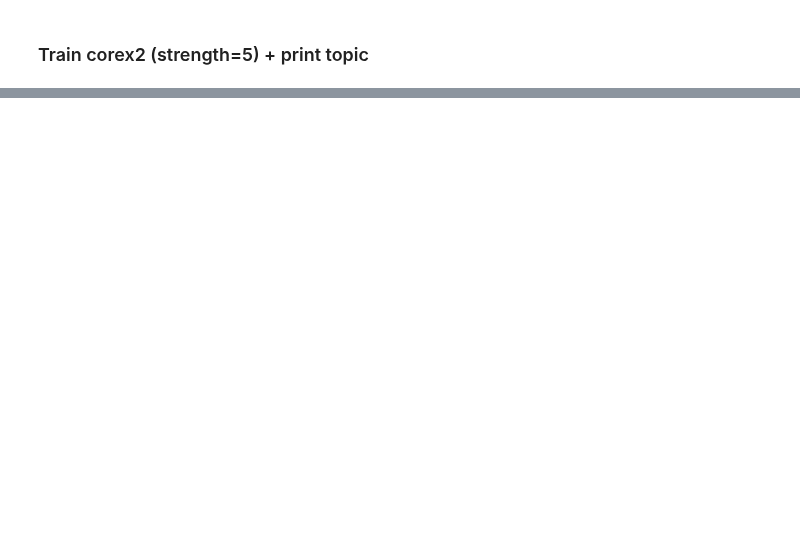
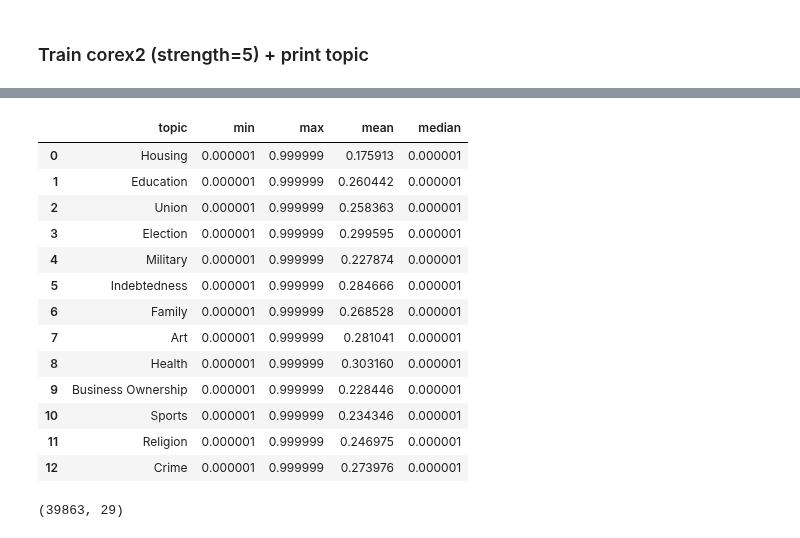
Before and after one commit to laurauguc/working_class_media_analysis, a Jupyter notebook: analysis/2.topic_analaysis/Corex_Guided Topic Modeling.ipynb, the cells around one changed output, grey strips where cells are left out. Cells and saved outputs as stored; diff of their text form; code cells hidden in the pictures; blank space fills up the shorter version.

```diff
--- a/analysis/2.topic_analaysis/Corex_Guided Topic Modeling.ipynb
+++ b/analysis/2.topic_analaysis/Corex_Guided Topic Modeling.ipynb
@@ -355,29 +286,29 @@ topic_names = [
     "Health",
     "Business Ownership",
     "Sports",
-    "Religion"
+    "Religion",
+    "Crime",
+    "Books"
 ]
 
 # ---------------------------------------------------
 # 2. Convert Corex output to readable string
 # ---------------------------------------------------
 def topic_to_string(topic):
-    return "; ".join([f"{w} ({round(score,3)})" for w, score, idx in topic])
-
+    return "; ".join([f"{w} ({score:.3f})" for w, score, idx in topic])
 
 # ---------------------------------------------------
-# 3. Build table combining strengths 1, 3, 5
+# 3. Build table for FINAL model (anchor_strength=5)
 # ---------------------------------------------------
+n_words = 15
+topics_out = corex5.get_topics(n_words=n_words)
+
 rows = []
-
 for i, name in enumerate(topic_names):
-
     row = {
         "Topic": name,
-        "Top words (strength=1)": topic_to_string(corex.get_topics(n_words=15)[i]),
-        "Top words (strength=3)": topic_to_string(corex2.get_topics(n_words=15)[i]),
-        "Top words (strength=5)": topic_to_string(corex5.get_topics(n_words=15)[i]),
-        "Anchor words": ", ".join(anchor_words_dict[name])
+        "Anchor words": ", ".join(anchor_words_dict[name]),
+        "Top words (anchor_strength=5)": topic_to_string(topics_out[i]),
     }
     rows.append(row)
 
@@ -386,7 +317,7 @@ df = pd.DataFrame(rows)
 # ---------------------------------------------------
 # 4. Save as Excel
 # ---------------------------------------------------
-output_path = "corex_topics_comparison_new.xlsx"
+output_path = "corex_topics_anchor5.xlsx"
 df.to_excel(output_path, index=False)
 
 output_path
@@ -525,0 +328,6 @@ with pd.ExcelWriter("corex_discovery_topics_15_and_17.xlsx") as writer:
+# %%
+import numpy as np
+
+# 1) document–topic (n_docs, n_topics)
+topic_scores = corex5.p_y_given_x
+topic_scores.shape
@@ -525,0 +374,32 @@ with pd.ExcelWriter("corex_discovery_topics_15_and_17.xlsx") as writer:
+# %%
+topic_summary = pd.DataFrame({
+    "topic": topic_names,
+    "min":  topic_scores.min(axis=0),
+    "max":  topic_scores.max(axis=0),
+    "mean": topic_scores.mean(axis=0),
+    "median": np.median(topic_scores, axis=0),
+})
+topic_summary
+# %% [output]
+|  | topic | min | max | mean | median |
+| 0 | Housing | 0.000001 | 0.999999 | 0.175913 | 0.000001 |
+| 1 | Education | 0.000001 | 0.999999 | 0.260442 | 0.000001 |
+| 2 | Union | 0.000001 | 0.999999 | 0.258363 | 0.000001 |
+| 3 | Election | 0.000001 | 0.999999 | 0.299595 | 0.000001 |
+| 4 | Military | 0.000001 | 0.999999 | 0.227874 | 0.000001 |
+| 5 | Indebtedness | 0.000001 | 0.999999 | 0.284666 | 0.000001 |
+| 6 | Family | 0.000001 | 0.999999 | 0.268528 | 0.000001 |
+| 7 | Art | 0.000001 | 0.999999 | 0.281041 | 0.000001 |
+| 8 | Health | 0.000001 | 0.999999 | 0.303160 | 0.000001 |
+| 9 | Business Ownership | 0.000001 | 0.999999 | 0.228446 | 0.000001 |
+| 10 | Sports | 0.000001 | 0.999999 | 0.234346 | 0.000001 |
+| 11 | Religion | 0.000001 | 0.999999 | 0.246975 | 0.000001 |
+| 12 | Crime | 0.000001 | 0.999999 | 0.273976 | 0.000001 |
+# %%
+assert len(data) == len(doc_topic_df)
+
+df_scored = pd.concat([data.reset_index(drop=True), doc_topic_df.reset_index(drop=True)], axis=1)
+
+df_scored.shape
+# %% [output]
+(39863, 29)
```
Also changed, not shown: parts of 31 cells of this notebook, 3 other files.
